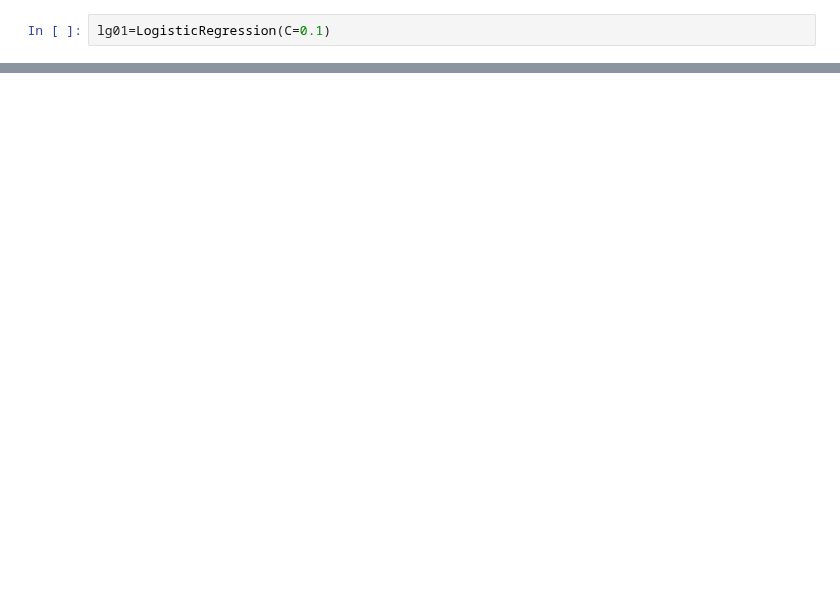
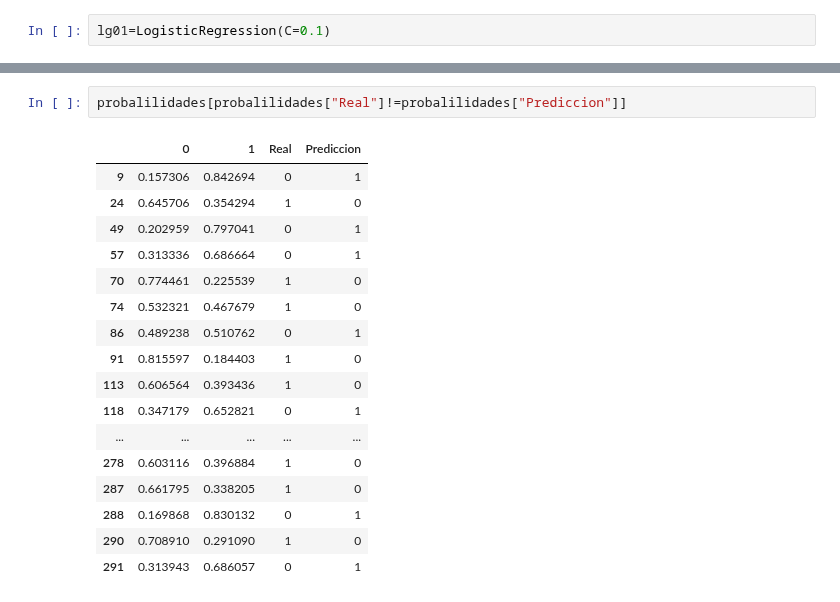
Before and after one commit to felixballestergoytia/Bootcamp_Sep2022, a Jupyter notebook: Regresion_Logistica/Regresion_Logistica.ipynb, the cells around one changed output, grey strips where cells are left out. Cells and saved outputs as stored; diff of their text form; blank space fills up the shorter version.

```diff
--- a/Regresion_Logistica/Regresion_Logistica.ipynb
+++ b/Regresion_Logistica/Regresion_Logistica.ipynb
@@ -124,0 +136,20 @@ array([[9.77902005e-01, 2.20979947e-02],
+# %%
+probalilidades[probalilidades["Real"]!=probalilidades["Prediccion"]]
+# %% [output]
+|  | 0 | 1 | Real | Prediccion |
+| 9 | 0.157306 | 0.842694 | 0 | 1 |
+| 24 | 0.645706 | 0.354294 | 1 | 0 |
+| 49 | 0.202959 | 0.797041 | 0 | 1 |
+| 57 | 0.313336 | 0.686664 | 0 | 1 |
+| 70 | 0.774461 | 0.225539 | 1 | 0 |
+| 74 | 0.532321 | 0.467679 | 1 | 0 |
+| 86 | 0.489238 | 0.510762 | 0 | 1 |
+| 91 | 0.815597 | 0.184403 | 1 | 0 |
+| 113 | 0.606564 | 0.393436 | 1 | 0 |
+| 118 | 0.347179 | 0.652821 | 0 | 1 |
+| ... | ... | ... | ... | ... |
+| 278 | 0.603116 | 0.396884 | 1 | 0 |
+| 287 | 0.661795 | 0.338205 | 1 | 0 |
+| 288 | 0.169868 | 0.830132 | 0 | 1 |
+| 290 | 0.708910 | 0.291090 | 1 | 0 |
+| 291 | 0.313943 | 0.686057 | 0 | 1 |
```
Also changed, not shown: parts of 13 cells of this notebook, 1 other file.
